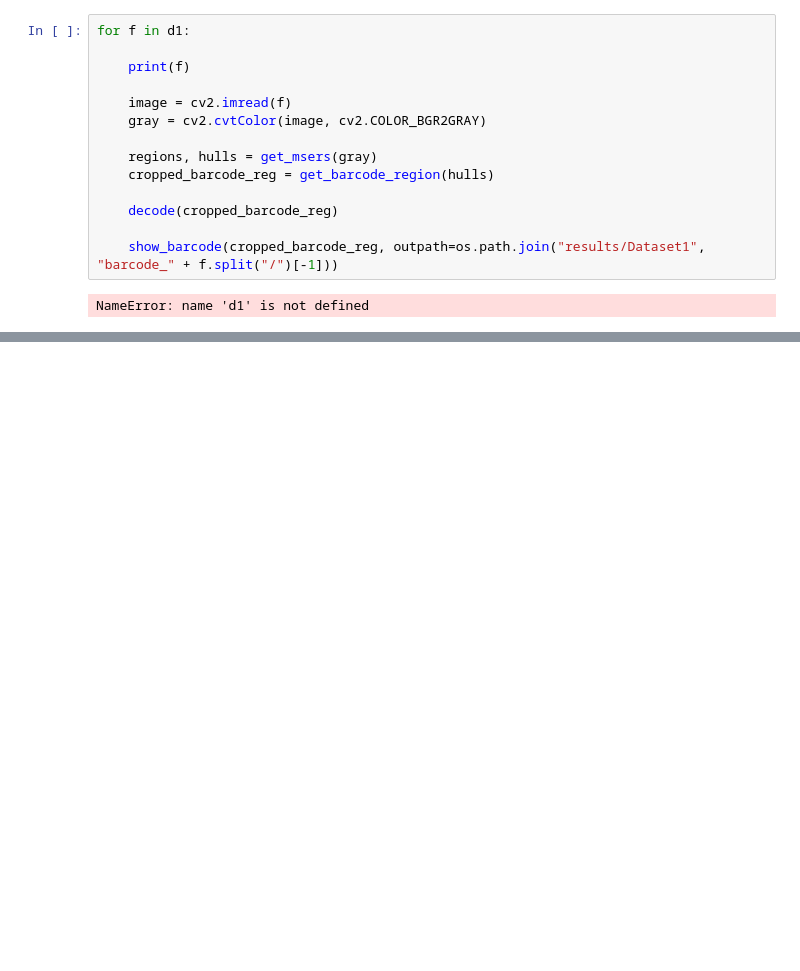
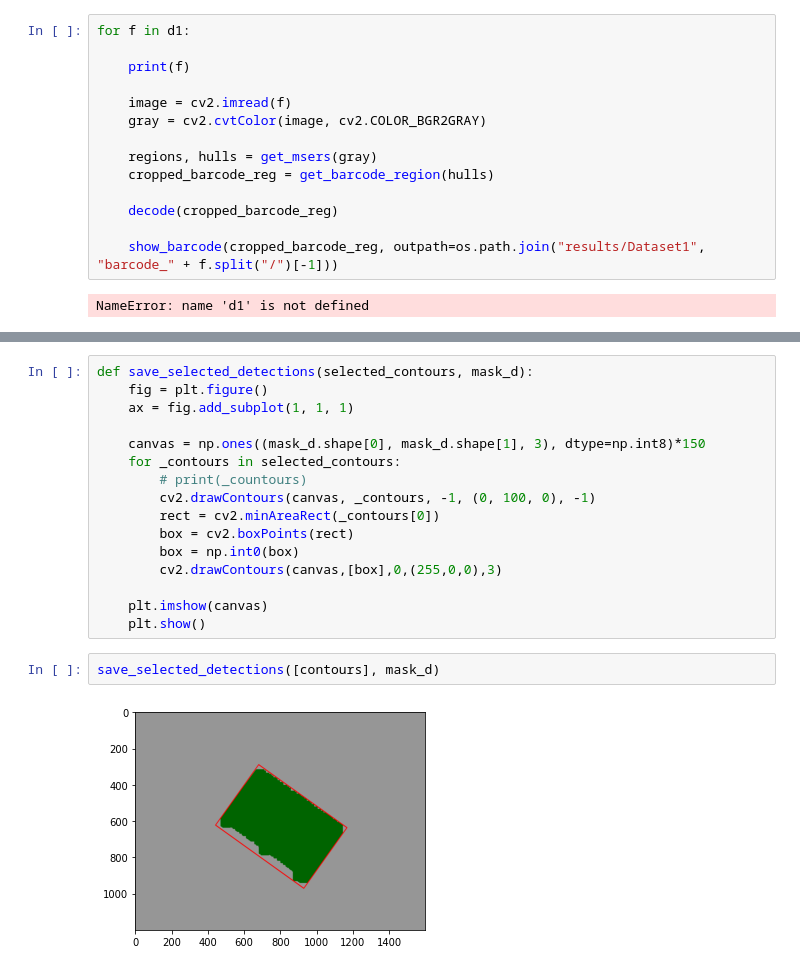
Before and after one commit to abhikdatta/barcode_reader, a Jupyter notebook: src/exploratory_analysis.ipynb, the cells around one changed output, grey strips where cells are left out. Saved outputs shown, nothing was run; the diff lists cells and outputs as text; blank space fills up the shorter version.

```diff
--- a/src/strong_barcode_reader.ipynb
+++ b/src/exploratory_analysis.ipynb
@@ -362,0 +404,20 @@ NameError: name 'd1' is not defined
+# %%
+def save_selected_detections(selected_contours, mask_d):
+    fig = plt.figure()
+    ax = fig.add_subplot(1, 1, 1)
+
+    canvas = np.ones((mask_d.shape[0], mask_d.shape[1], 3), dtype=np.int8)*150
+    for _contours in selected_contours:
+        # print(_countours)
+        cv2.drawContours(canvas, _contours, -1, (0, 100, 0), -1)
+        rect = cv2.minAreaRect(_contours[0])
+        box = cv2.boxPoints(rect)
+        box = np.int0(box)
+        cv2.drawContours(canvas,[box],0,(255,0,0),3)
+
+    plt.imshow(canvas)
+    plt.show()
+# %%
+save_selected_detections([contours], mask_d)
+# %% [output]
+[figure, added]
```
Also changed, not shown: parts of 8 cells of this notebook, 22 other files.
